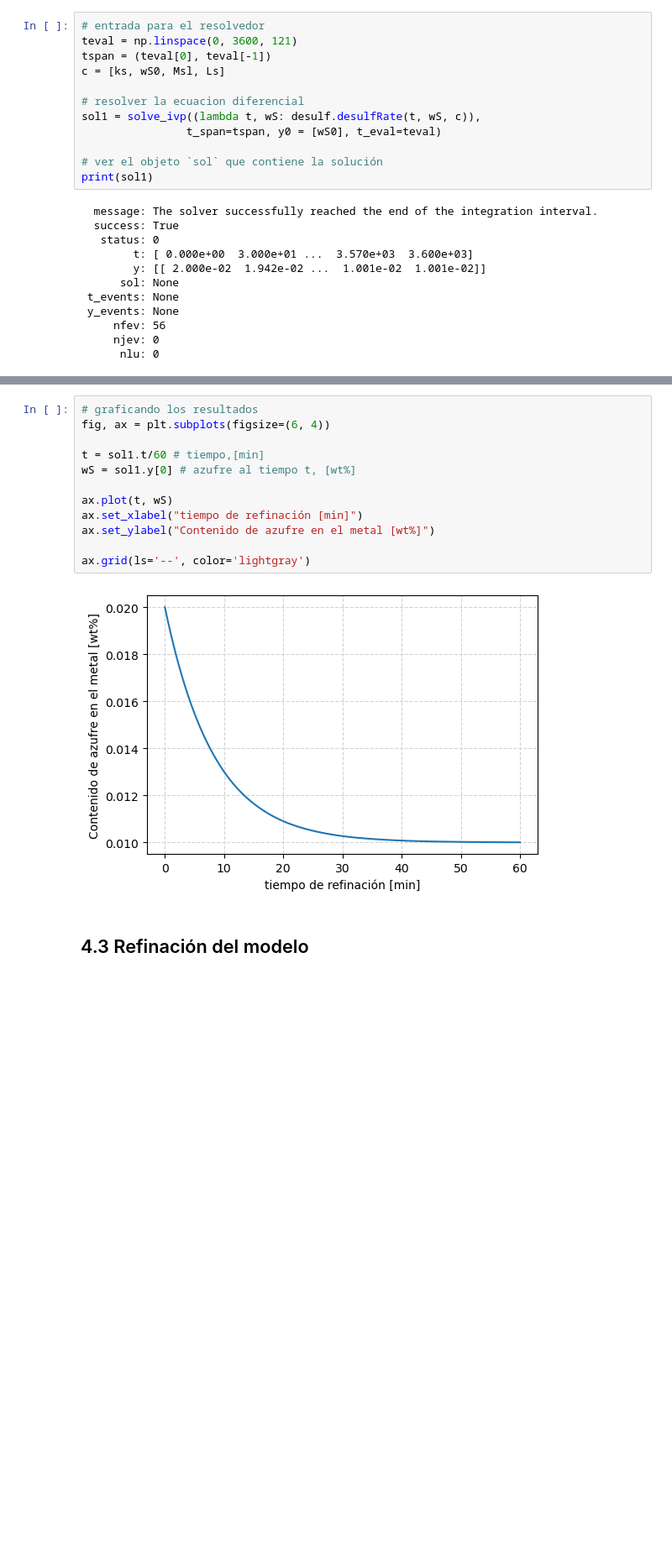
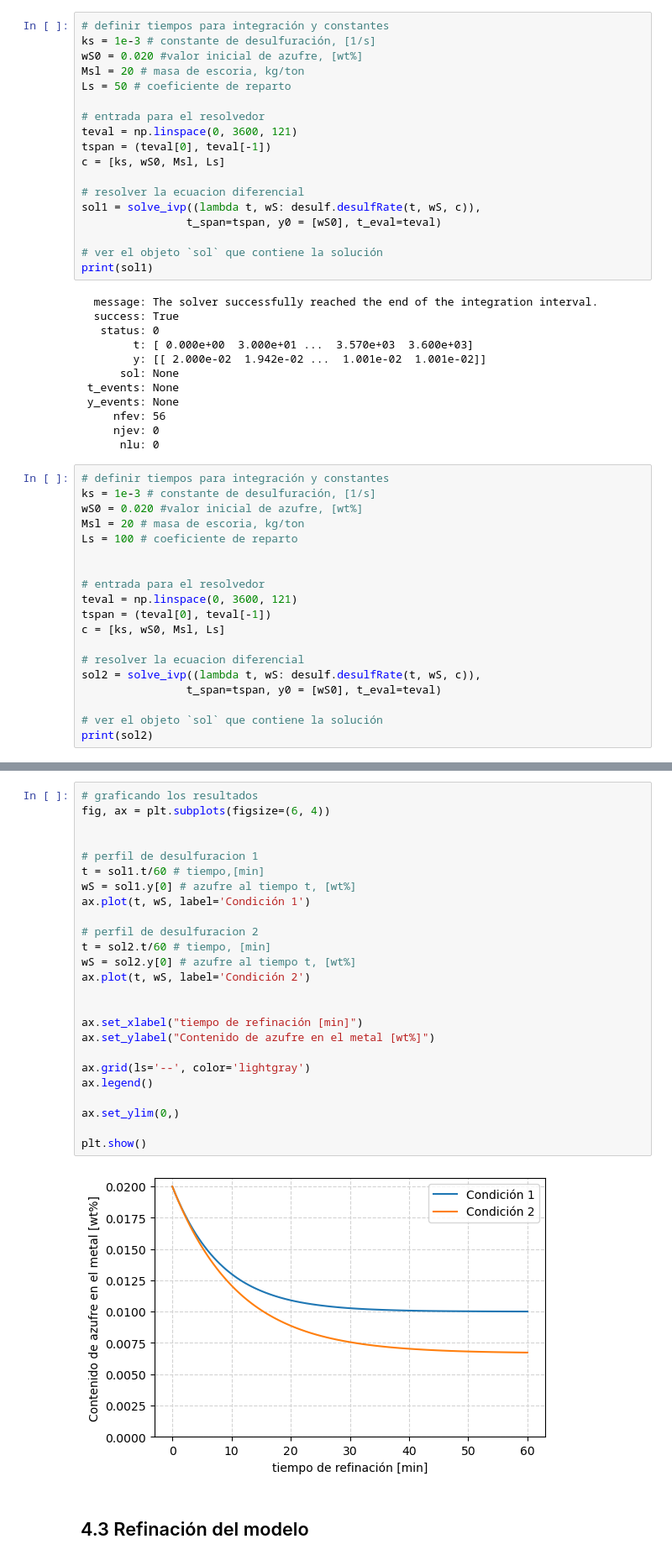
Before and after one commit to eicastroc/steelmaking101, a Jupyter notebook: dia03/04_tasaDesulf.ipynb, the cells around one changed output, grey strips where cells are left out. Shown: that part at 84% size. Drawn from its saved outputs; the diff is of its cells as text; blank space fills up the shorter version.

Commit message:
update desulf

```diff
--- a/dia03/04_tasaDesulf.ipynb
+++ b/dia03/04_tasaDesulf.ipynb
@@ -47,6 +47,12 @@ wS0 = 0.020 #valor inicial de azufre, [wt%]
 Msl = 20 # masa de escoria, kg/ton
 Ls = 50 # coeficiente de reparto
 # %%
+# definir tiempos para integración y constantes
+ks = 1e-3 # constante de desulfuración, [1/s]
+wS0 = 0.020 #valor inicial de azufre, [wt%]
+Msl = 20 # masa de escoria, kg/ton
+Ls = 50 # coeficiente de reparto
+
 # entrada para el resolvedor
 teval = np.linspace(0, 3600, 121)
 tspan = (teval[0], teval[-1])
@@ -70,3 +76,22 @@ print(sol1)
      nfev: 56
      njev: 0
       nlu: 0
+# %%
+# definir tiempos para integración y constantes
+ks = 1e-3 # constante de desulfuración, [1/s]
+wS0 = 0.020 #valor inicial de azufre, [wt%]
+Msl = 20 # masa de escoria, kg/ton
+Ls = 100 # coeficiente de reparto
+
+
+# entrada para el resolvedor
+teval = np.linspace(0, 3600, 121)
+tspan = (teval[0], teval[-1])
+c = [ks, wS0, Msl, Ls]
+
+# resolver la ecuacion diferencial
+sol2 = solve_ivp((lambda t, wS: desulf.desulfRate(t, wS, c)),
+                t_span=tspan, y0 = [wS0], t_eval=teval)
+
+# ver el objeto `sol` que contiene la solución
+print(sol2)
@@ -73,17 +110,30 @@ print(sol1)
 # %%
 # graficando los resultados
 fig, ax = plt.subplots(figsize=(6, 4))
 
+
+# perfil de desulfuracion 1
 t = sol1.t/60 # tiempo,[min]
 wS = sol1.y[0] # azufre al tiempo t, [wt%]
+ax.plot(t, wS, label='Condición 1')
 
-ax.plot(t, wS)
+# perfil de desulfuracion 2
+t = sol2.t/60 # tiempo, [min]
+wS = sol2.y[0] # azufre al tiempo t, [wt%]
+ax.plot(t, wS, label='Condición 2')
+
+
 ax.set_xlabel("tiempo de refinación [min]")
 ax.set_ylabel("Contenido de azufre en el metal [wt%]")
 
 ax.grid(ls='--', color='lightgray')
+ax.legend()
+
+ax.set_ylim(0,)
+
+plt.show()
 # %% [output]
-[figure, old version]
+[figure, new version]
 # %% [markdown]
 ## 4.3 Refinación del modelo
 # %% [markdown]
```
Also changed, not shown: parts of 5 cells of this notebook.
